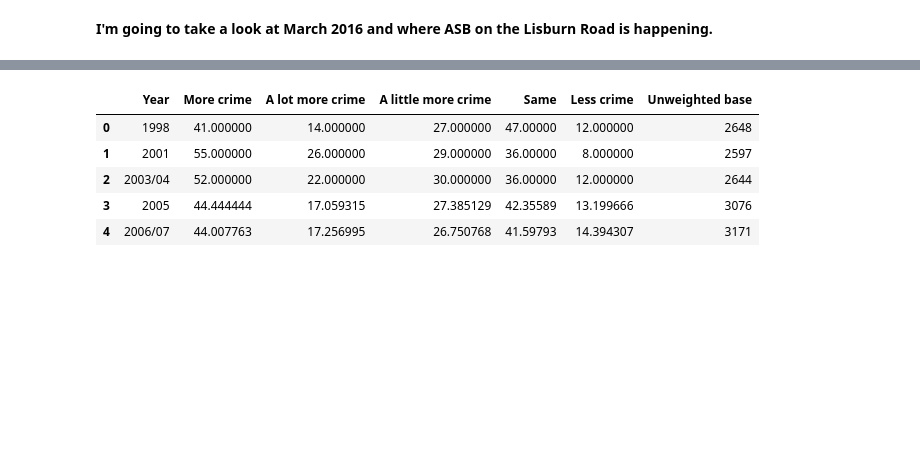
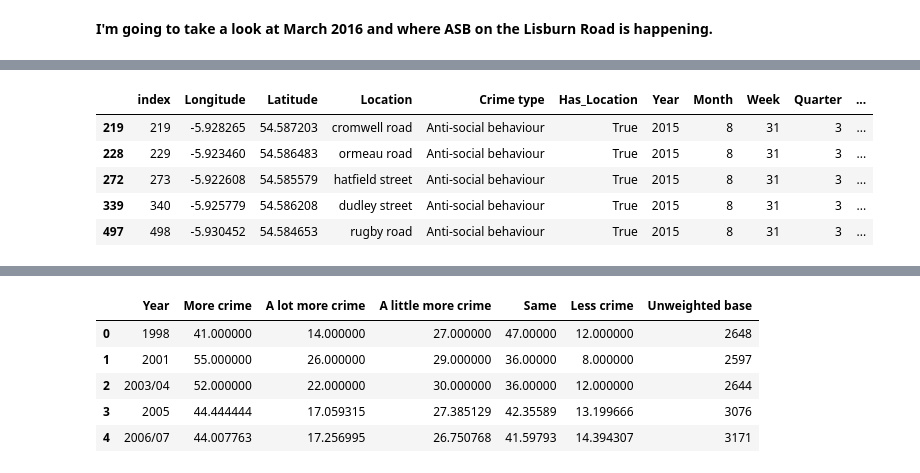
Before and after one commit to JBailey96/PSNI-Crime-Data-EDA, a Jupyter notebook: Crime EDA.ipynb, the cells around one changed output, grey strips where cells are left out. Saved outputs shown, nothing was run; the diff lists cells and outputs as text; code cells hidden in the pictures; blank space fills up the shorter version.

```diff
--- a/Crime EDA.ipynb
+++ b/Crime EDA.ipynb
@@ -963,16 +964,3 @@ m
 <img src="holylands september 2017.PNG">
 <b> Holylands Hotspot in Google Maps </b>
 <img src="holylands hotspot.PNG">
-# %%
-#corr_sunshine_month_2016_2017 = monthly_sunshine_2016_2017.merge(psni_crime_data_grouped_month_year)
-
-corr_sunshine_month_2016_2017 = pd.DataFrame(columns=['counts', 'sunshine'])
-months = ['JAN', 'FEB', 'MAR', 'APR', 'MAY', 'JUN', 'JUL', 'AUG', 'SEP', 'OCT', 'NOV', 'DEC']
-crimes_month_year_2016_2017 = lisburn_road[(lisburn_road['Year'] == 2016) | (lisburn_road['Year'] == 2017)].reset_index()
-for index,row in lisburn_road.iterrows():
-    counts = row['counts']
-    month = months[row['Month']-1]
-    sunshine = monthly_sunshine_2016_2017[monthly_sunshine_2016_2017['Year'] == row['Year']].iloc[0][month]
-    corr_sunshine_month_2016_2017 = corr_sunshine_month_2016_2017.append({'counts': counts, 'sunshine': sunshine}, ignore_index=True)
-
-corr_sunshine_month_2016_2017.head()
@@ -1017,0 +971,18 @@ corr_sunshine_month_2016_2017.corr()
+# %%
+crimes_within_distance = lisburn_road_sampled.copy()
+crimes_within_distance = crimes_within_distance.iloc[0:0]
+area_coord = ("54.584584", "-5.925854")
+MAX_DISTANCE = 0.5
+
+for index, row in lisburn_road_sampled.iterrows():
+    coords = (row['Latitude'], row['Longitude'])
+    d = distance.vincenty(area_coord, coords)
+    if (d.km <= MAX_DISTANCE):
+        crimes_within_distance = crimes_within_distance.append(row)
+# %% [output]
+|  | index | Longitude | Latitude | Location | Crime type | Has_Location | Year | Month | Week | Quarter | ... |
+| 219 | 219 | -5.928265 | 54.587203 | cromwell road | Anti-social behaviour | True | 2015 | 8 | 31 | 3 | ... |
+| 228 | 229 | -5.923460 | 54.586483 | ormeau road | Anti-social behaviour | True | 2015 | 8 | 31 | 3 | ... |
+| 272 | 273 | -5.922608 | 54.585579 | hatfield street | Anti-social behaviour | True | 2015 | 8 | 31 | 3 | ... |
+| 339 | 340 | -5.925779 | 54.586208 | dudley street | Anti-social behaviour | True | 2015 | 8 | 31 | 3 | ... |
+| 497 | 498 | -5.930452 | 54.584653 | rugby road | Anti-social behaviour | True | 2015 | 8 | 31 | 3 | ... |
```
Also changed, not shown: parts of 17 cells of this notebook, 2 other files.
